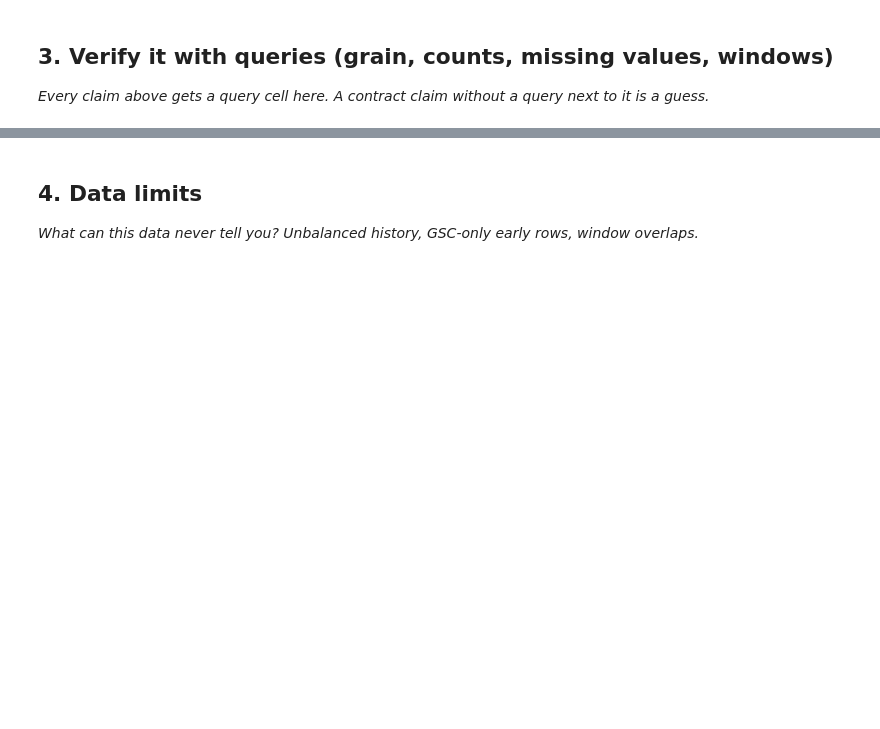
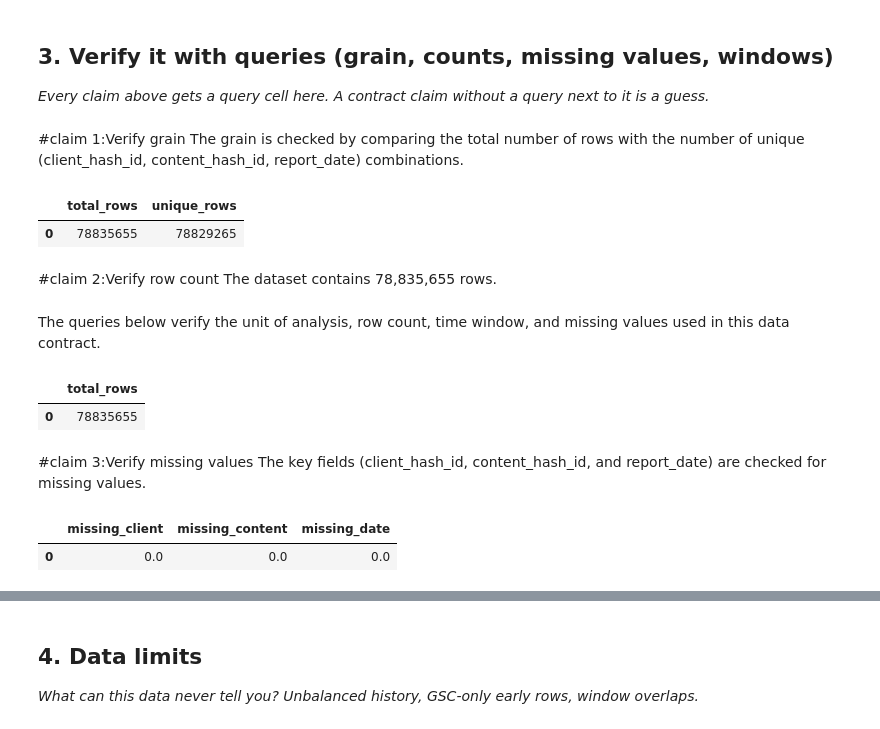
Before and after one commit to limon-available/starter-notebook, a Jupyter notebook: work/notebooks/w03_data_contract.ipynb, the cells around one changed output, grey strips where cells are left out. Drawn from its saved outputs; the diff is of its cells as text; code cells hidden in the pictures; blank space fills up the shorter version.

```diff
--- a/work/notebooks/w03_data_contract.ipynb
+++ b/work/notebooks/w03_data_contract.ipynb
@@ -24,6 +119,43 @@ This skeleton is yours to fill. Work the sections **in order** — each one has
 ## 3. Verify it with queries (grain, counts, missing values, windows)
 
 *Every claim above gets a query cell here. A contract claim without a query next to it is a guess.*
+# %% [markdown]
+#claim 1:Verify grain
+The grain is checked by comparing the total number of rows with the number of unique (client_hash_id, content_hash_id, report_date) combinations.
+# %%
+con.sql(f"""
+SELECT
+    COUNT(*) AS total_rows,
+    COUNT(DISTINCT (client_hash_id, content_hash_id, report_date)) AS unique_rows
+FROM {TABLES['fact_daily']}
+""").df()
+# %% [output]
+|  | total_rows | unique_rows |
+| 0 | 78835655 | 78829265 |
+# %% [markdown]
+#claim 2:Verify row count
+The dataset contains 78,835,655 rows.
+# %% [markdown]
+The queries below verify the unit of analysis, row count, time window, and missing values used in this data contract.
 # %%
-# This cell is for CODE (numbers, a query, a check).
-# Write your text answer in the cell ABOVE this one — typing sentences here breaks Run All.
+con.sql(f"""
+SELECT COUNT(*) AS total_rows
+FROM {TABLES['fact_daily']}
+""").df()
+# %% [output]
+|  | total_rows |
+| 0 | 78835655 |
+# %% [markdown]
+#claim 3:Verify missing values
+The key fields (client_hash_id, content_hash_id, and report_date) are checked for missing values.
+# %%
+con.sql(f"""
+SELECT
+    SUM(CASE WHEN client_hash_id IS NULL THEN 1 ELSE 0 END) AS missing_client,
+    SUM(CASE WHEN content_hash_id IS NULL THEN 1 ELSE 0 END) AS missing_content,
+    SUM(CASE WHEN report_date IS NULL THEN 1 ELSE 0 END) AS missing_date
+FROM {TABLES['fact_daily']}
+""").df()
+# %% [output]
+|  | missing_client | missing_content | missing_date |
+| 0 | 0.0 | 0.0 | 0.0 |
```
Also changed, not shown: parts of 11 cells of this notebook.
